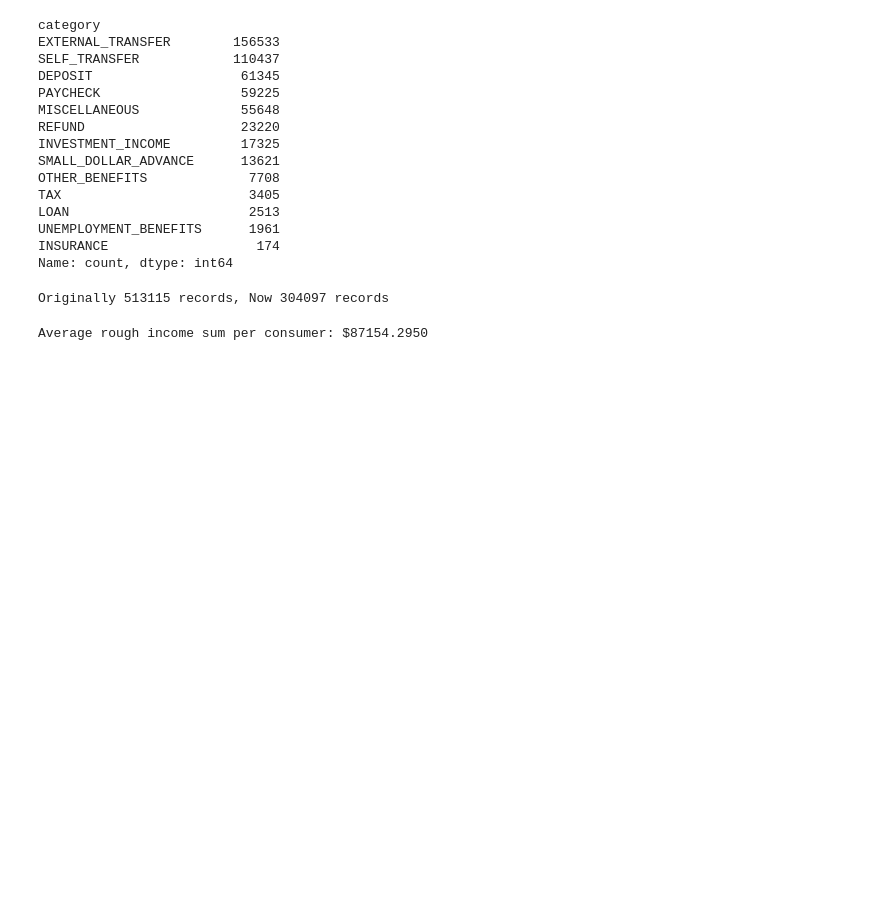
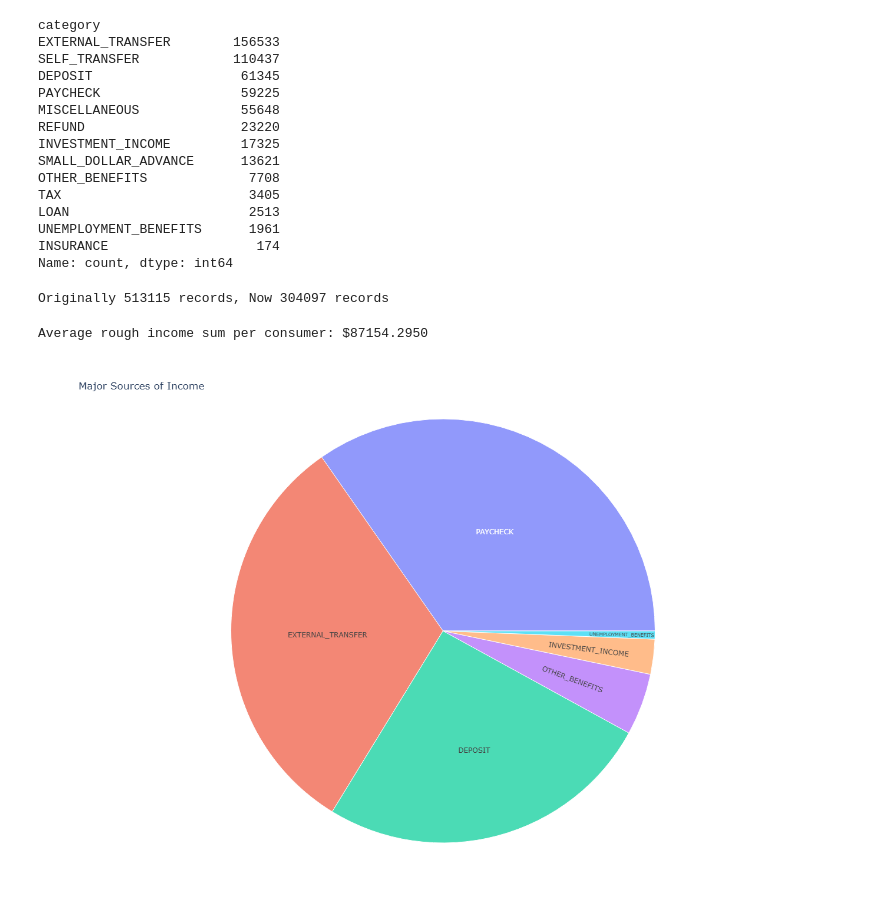
Before and after one commit to danielrmathew/prism-data-credit, a Jupyter notebook: src/income-aman.ipynb, the cells around one changed output. Saved outputs shown, nothing was run; the diff lists cells and outputs as text; code cells hidden in the pictures; blank space fills up the shorter version.

```diff
--- a/src/income-aman.ipynb
+++ b/src/income-aman.ipynb
@@ -111,3 +112,16 @@ inflows_rel_consumer_sum = inflows_rel.groupby('prism_consumer_id')[['amount']].
 print(f'Average rough income sum per consumer: ${inflows_rel_consumer_sum.amount.mean():.4f}')
 # %% [output]
 Average rough income sum per consumer: $87154.2950
+# %%
+sunburst_income = px.sunburst(
+    inflows_rel,
+    path=["category"],
+    values="amount",
+    title="Major Sources of Income",
+    width=900, height=900
+)
+
+sunburst_income.write_html('../result/sunburst_income_sources.html')
+fig.show()
+# %% [output]
+[figure, added]
```
Also changed, not shown: parts of 1 cell of this notebook.
